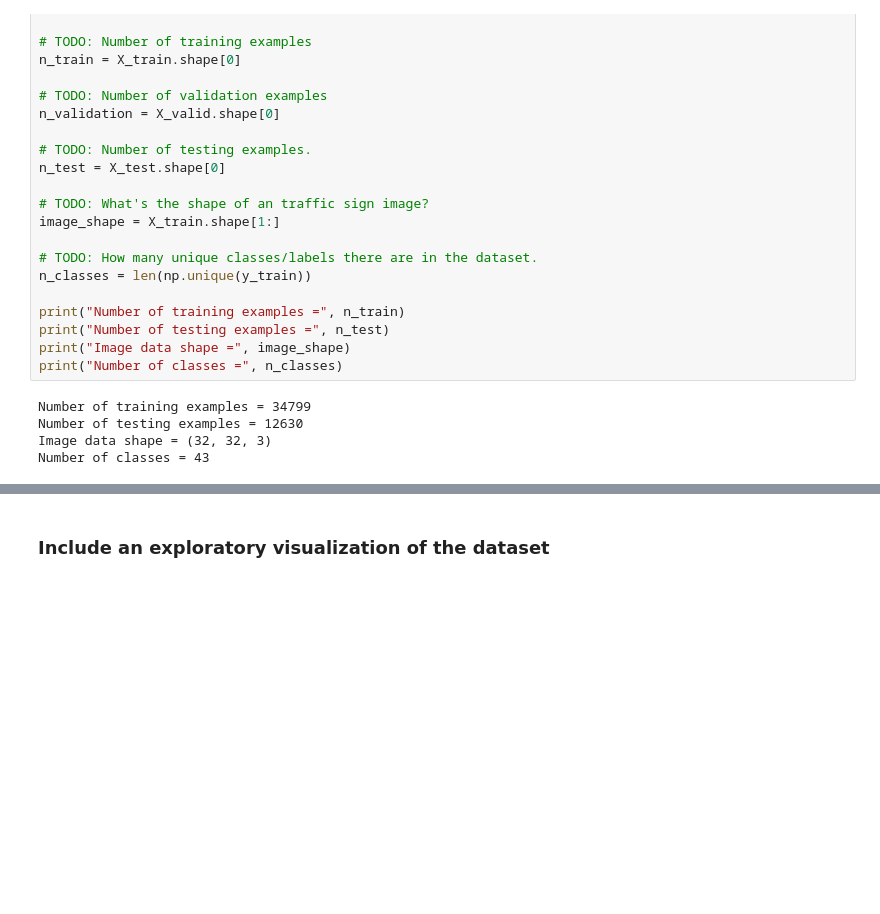
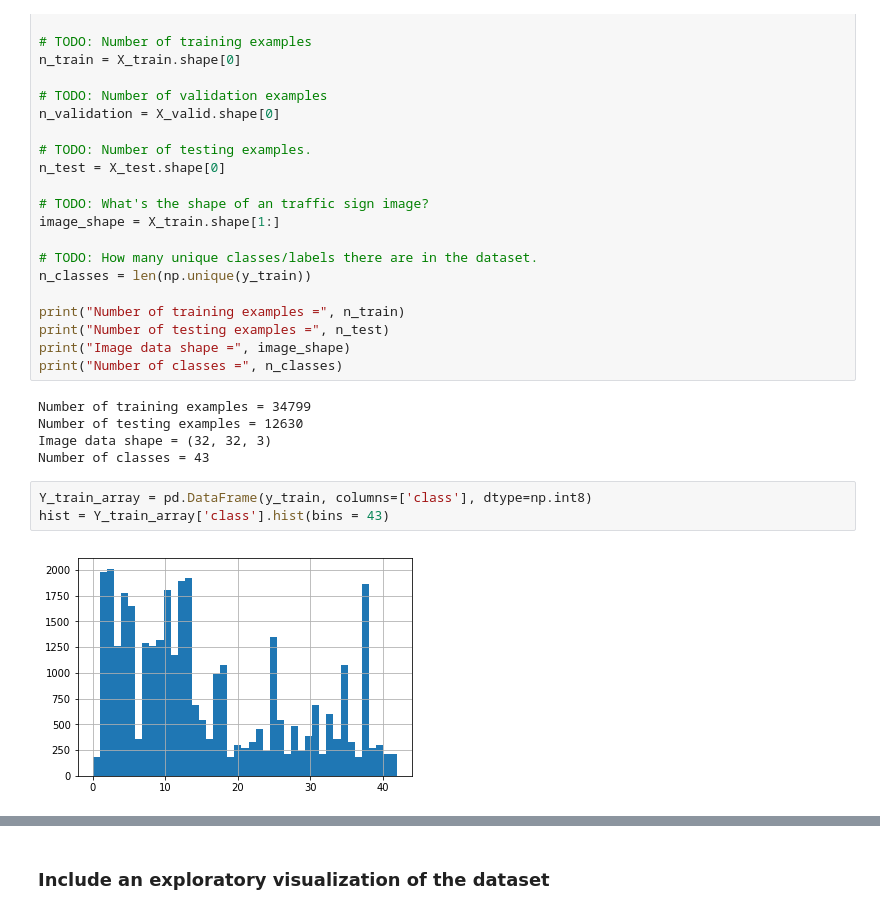
Before and after one commit to Data-drone/CarND-Traffic-Sign-Classifier-Project, a Jupyter notebook: Traffic_Sign_Classifier_Advanced.ipynb, the cells around one changed output, grey strips where cells are left out. Drawn from its saved outputs; the diff is of its cells as text; blank space fills up the shorter version.

```diff
--- a/Traffic_Sign_Classifier_Advanced.ipynb
+++ b/Traffic_Sign_Classifier_Advanced.ipynb
@@ -84,3 +84,8 @@ Number of training examples = 34799
 Number of testing examples = 12630
 Image data shape = (32, 32, 3)
 Number of classes = 43
+# %%
+Y_train_array = pd.DataFrame(y_train, columns=['class'], dtype=np.int8)
+hist = Y_train_array['class'].hist(bins = 43)
+# %% [output]
+[figure, added]
```
Also changed, not shown: parts of 26 cells of this notebook, 1 other file.
